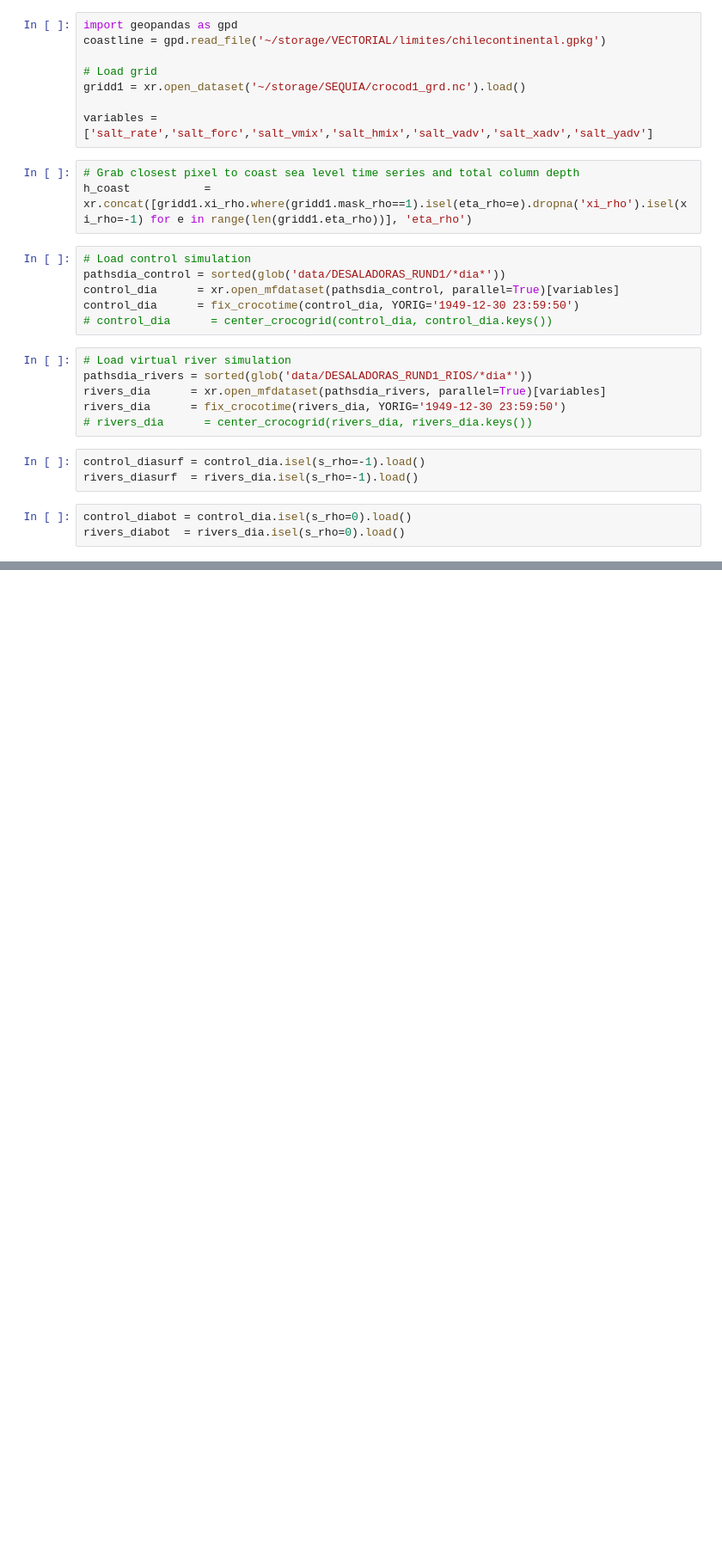
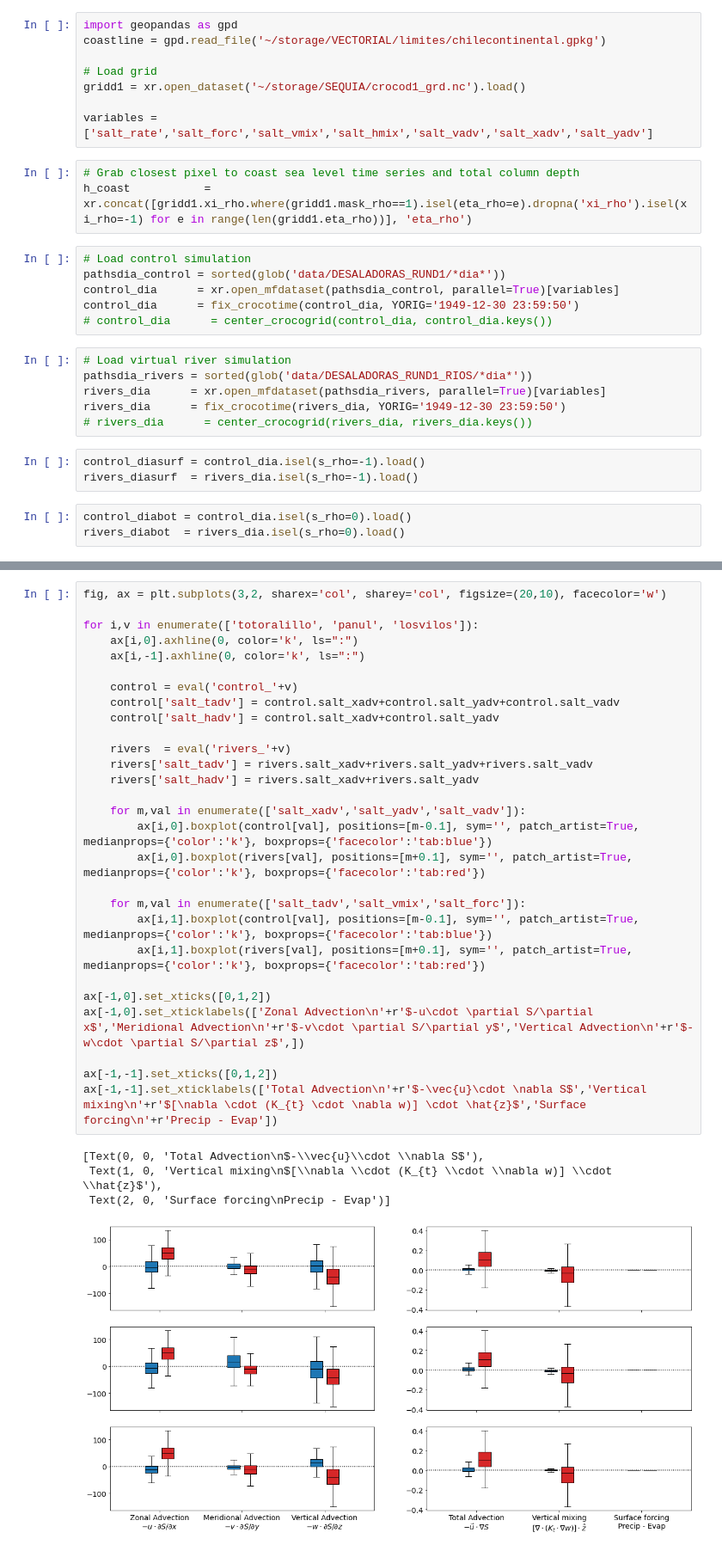
Before and after one commit to lucasglasner/CROCOSIMS, a Jupyter notebook: SIMSEQUIA/analysis_rund1_saltprocess.ipynb, the cells around one changed output, grey strips where cells are left out. Shown at 86% size. Saved outputs shown, nothing was run; the diff lists cells and outputs as text; blank space fills up the shorter version.

```diff
--- a/SIMSEQUIA/analysis_rund1_saltprocess.ipynb
+++ b/SIMSEQUIA/analysis_rund1_saltprocess.ipynb
@@ -126,0 +172,33 @@ fig.colorbar(m2, cax=cax2, orientation='horizontal', label='PSU/s')
+# %%
+fig, ax = plt.subplots(3,2, sharex='col', sharey='col', figsize=(20,10), facecolor='w')
+
+for i,v in enumerate(['totoralillo', 'panul', 'losvilos']):
+    ax[i,0].axhline(0, color='k', ls=":")
+    ax[i,-1].axhline(0, color='k', ls=":")
+
+    control = eval('control_'+v)
+    control['salt_tadv'] = control.salt_xadv+control.salt_yadv+control.salt_vadv
+    control['salt_hadv'] = control.salt_xadv+control.salt_yadv
+
+    rivers  = eval('rivers_'+v)
+    rivers['salt_tadv'] = rivers.salt_xadv+rivers.salt_yadv+rivers.salt_vadv
+    rivers['salt_hadv'] = rivers.salt_xadv+rivers.salt_yadv
+
+    for m,val in enumerate(['salt_xadv','salt_yadv','salt_vadv']):
+        ax[i,0].boxplot(control[val], positions=[m-0.1], sym='', patch_artist=True, medianprops={'color':'k'}, boxprops={'facecolor':'tab:blue'})
+        ax[i,0].boxplot(rivers[val], positions=[m+0.1], sym='', patch_artist=True, medianprops={'color':'k'}, boxprops={'facecolor':'tab:red'})
+
+    for m,val in enumerate(['salt_tadv','salt_vmix','salt_forc']):
+        ax[i,1].boxplot(control[val], positions=[m-0.1], sym='', patch_artist=True, medianprops={'color':'k'}, boxprops={'facecolor':'tab:blue'})
+        ax[i,1].boxplot(rivers[val], positions=[m+0.1], sym='', patch_artist=True, medianprops={'color':'k'}, boxprops={'facecolor':'tab:red'})
+
+ax[-1,0].set_xticks([0,1,2])
+ax[-1,0].set_xticklabels(['Zonal Advection\n'+r'$-u\cdot \partial S/\partial x$','Meridional Advection\n'+r'$-v\cdot \partial S/\partial y$','Vertical Advection\n'+r'$-w\cdot \partial S/\partial z$',])
+
+ax[-1,-1].set_xticks([0,1,2])
+ax[-1,-1].set_xticklabels(['Total Advection\n'+r'$-\vec{u}\cdot \nabla S$','Vertical mixing\n'+r'$[\nabla \cdot (K_{t} \cdot \nabla w)] \cdot \hat{z}$','Surface forcing\n'+r'Precip - Evap'])
+# %% [output]
+[Text(0, 0, 'Total Advection\n$-\\vec{u}\\cdot \\nabla S$'),
+ Text(1, 0, 'Vertical mixing\n$[\\nabla \\cdot (K_{t} \\cdot \\nabla w)] \\cdot \\hat{z}$'),
+ Text(2, 0, 'Surface forcing\nPrecip - Evap')]
+[figure, added]
```
Also changed, not shown: parts of 5 cells of this notebook.
